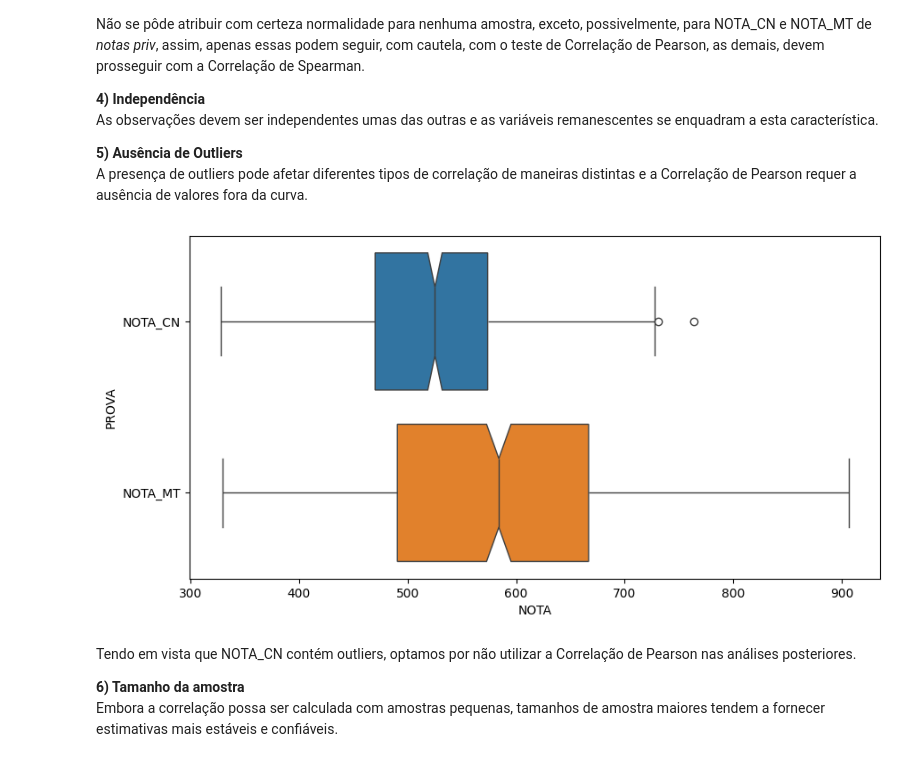
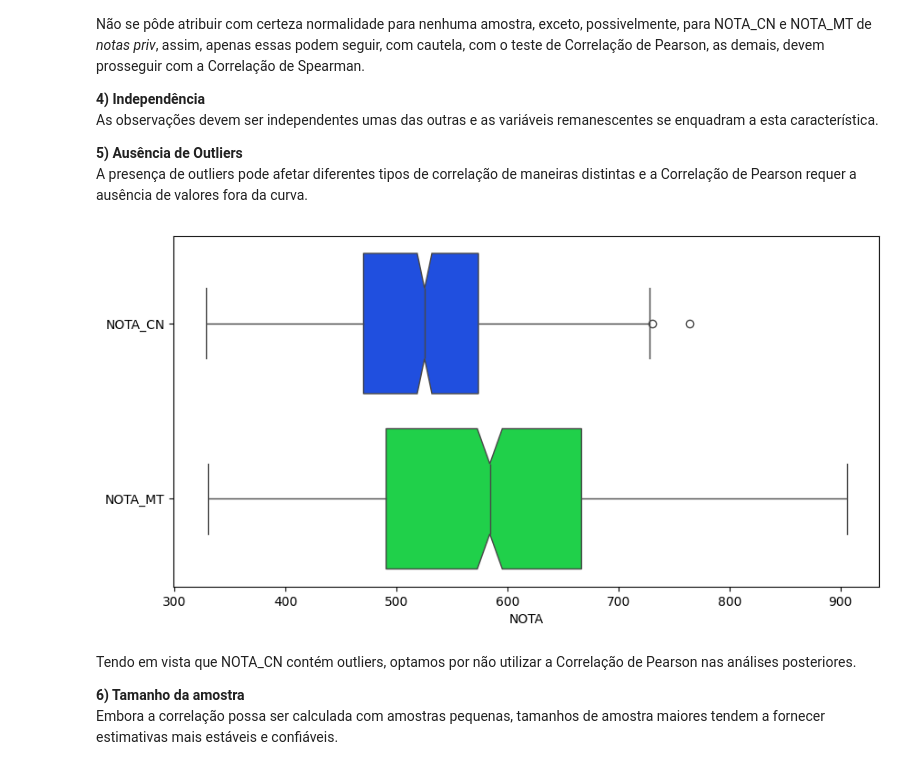
Before and after one commit to pyrataria/data_analytics, a Jupyter notebook: notas_enem_ap2023/notebook/notas_enem_ap2023.ipynb, the cells around one changed output. Drawn from its saved outputs; the diff is of its cells as text; code cells hidden in the pictures.

```diff
--- a/notas_enem_ap2023/notebook/notas_enem_ap2023.ipynb
+++ b/notas_enem_ap2023/notebook/notas_enem_ap2023.ipynb
@@ -81,3 +84,8 @@ import seaborn as sns
+# %%
+plt.style.use("seaborn-v0_8-bright")
+# %%
+#plt.rcParams['axes.facecolor'] = 'white'
+plt.rcParams['figure.facecolor'] = 'white'
 # %%
 def pair_plot(df, **kwargs):
     sns.pairplot(df, height=2, kind="reg",
@@ -262,11 +268,14 @@ fig_size = (10, 5)
 # %%
 plt.figure(figsize=fig_size)
 
 # Criação do boxplot com hue e legenda desativada
-sns.boxplot(data=df_out, x="NOTA", y="PROVA", hue="PROVA", notch=True,
-            dodge=False, legend=False);
+ax = sns.boxplot(data=df_out, x="NOTA", y="PROVA", hue="PROVA", notch=True,
+                 dodge=False, legend=False)
+
+# Remover o nome da variável do eixo y
+ax.set_ylabel('');
 # %% [output]
-[figure, old version]
+[figure, new version]
 # %% [markdown]
 Tendo em vista que NOTA_CN contém outliers, optamos por não utilizar a Correlação de Pearson nas análises posteriores.
 
```
Also changed, not shown: parts of 17 cells of this notebook.
